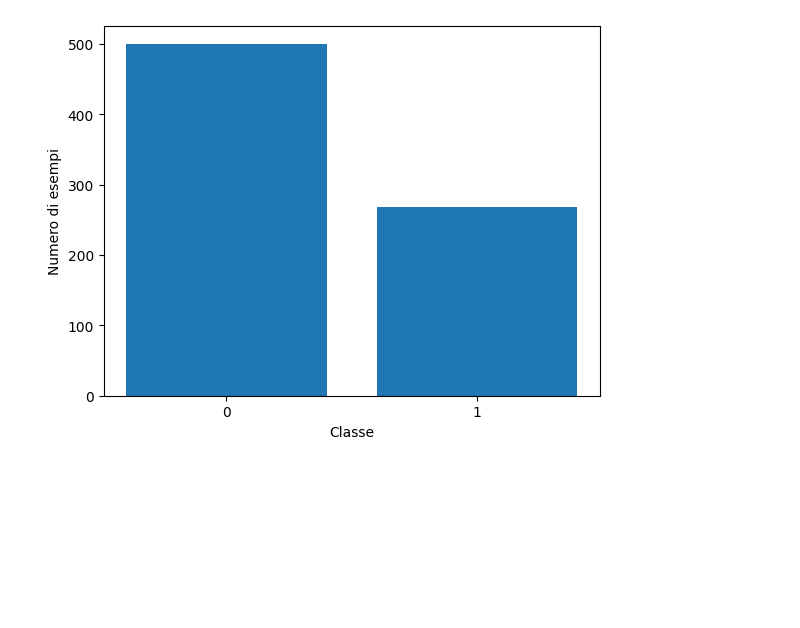
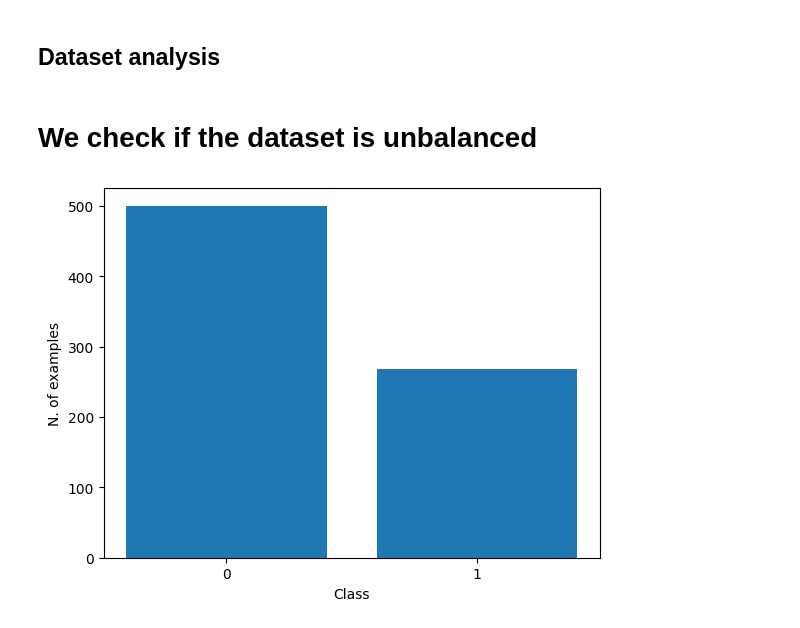
Before and after one commit to SigFerdo/MachineLearning, a Jupyter notebook: check_dataset.ipynb, the cells around one changed output. Saved outputs shown, nothing was run; the diff lists cells and outputs as text; code cells hidden in the pictures; blank space fills up the shorter version.

```diff
--- a/check_dataset.ipynb
+++ b/check_dataset.ipynb
@@ -0,0 +1,2 @@
+# %% [markdown]
+## Dataset analysis
@@ -1,16 +7,14 @@
+# %% [markdown]
+# We check if the dataset is unbalanced
 # %%
-import matplotlib.pyplot as plt
-import pandas as pd
-# Supponiamo che il tuo dataset sia in un DataFrame di pandas chiamato 'df'
-# e che la colonna target si chiami 'target'
 data = pd.read_csv('Dataset/diabetes.csv')
 
 class_counts = data['Outcome'].value_counts()
 
 plt.bar(class_counts.index, class_counts.values)
 plt.xticks(class_counts.index)
-plt.xlabel('Classe')
-plt.ylabel('Numero di esempi')
+plt.xlabel('Class')
+plt.ylabel('N. of examples')
 plt.show()
 # %% [output]
-[figure, old version]
+[figure, new version]
```
Also changed, not shown: parts of 20 cells of this notebook, 10 other files.
